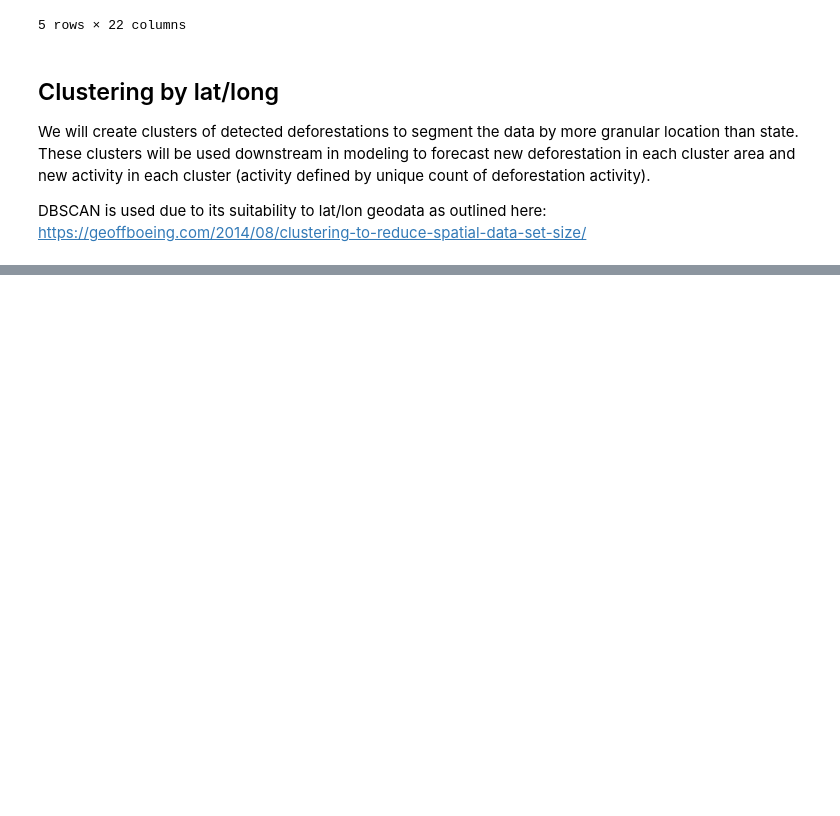
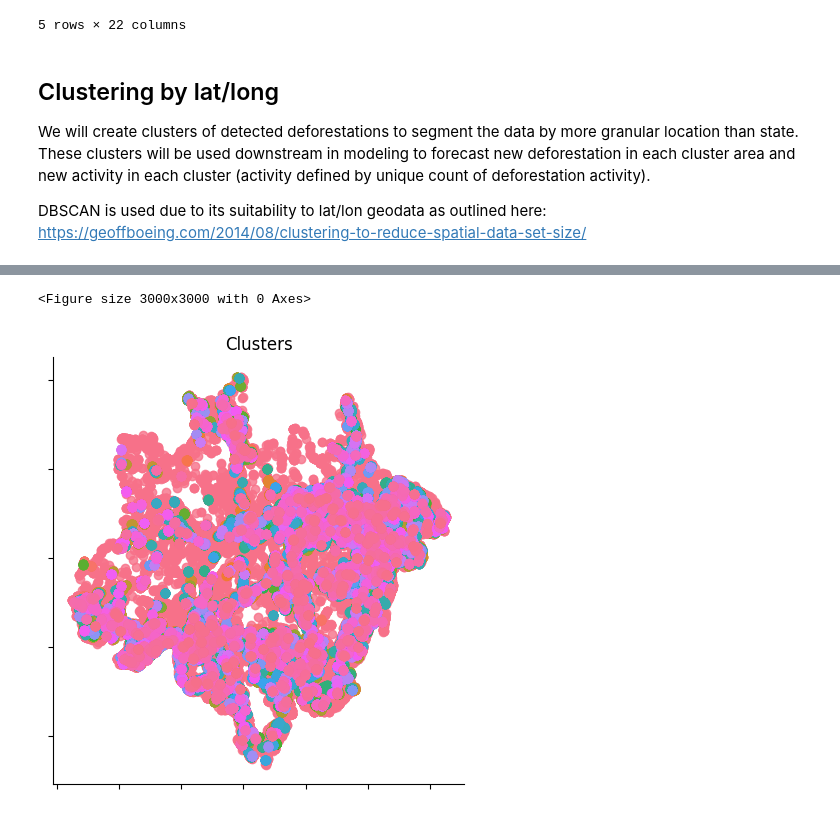
Before and after one commit to t4ai/amazon-deforestation-forecasting, a Jupyter notebook: amazon-deforestation-forecasting.ipynb, the cells around one changed output, grey strips where cells are left out. Cells and saved outputs as stored; diff of their text form; code cells hidden in the pictures; blank space fills up the shorter version.

Commit message:
clustering implemented

```diff
--- a/amazon-deforestation-forecasting.ipynb
+++ b/amazon-deforestation-forecasting.ipynb
@@ -525,0 +540,3 @@ dtype: int64
+# %%
+# drop samples with null lat/long
+yearly_deforestation_merged = yearly_deforestation_merged.dropna()
@@ -527,6 +547,6 @@ dtype: int64
 # setup cluster parameters and fit model
 kms_per_radian = 6371.0088
 epsilon = 1.5 / kms_per_radian
-db = DBSCAN(eps=epsilon, min_samples=1, algorithm='ball_tree', metric='haversine').fit(np.radians(coords))
+db = DBSCAN(eps=epsilon, min_samples=10, algorithm='ball_tree', metric='haversine').fit(np.radians(coords))
 cluster_labels = db.labels_
 num_clusters = len(set(cluster_labels))
@@ -535,0 +553,3 @@ DBSCAN does not accept missing values encoded as NaN natively. For supervised le
+# %%
+# merge labels into main df
+yearly_deforestation_merged['cluster'] = cluster_labels
@@ -535,0 +567,13 @@ DBSCAN does not accept missing values encoded as NaN natively. For supervised le
+# %%
+# visualize the clusters
+plt.figure(figsize=(30, 30))
+lmp = sns.lmplot( x="long", y="lat", data=yearly_deforestation_merged, fit_reg=False, hue='cluster', legend=False)
+lmp.set(xticklabels=[])  # remove the tick labels
+lmp.set(xlabel=None)
+lmp.set(yticklabels=[])  # remove the tick labels
+lmp.set(ylabel=None)
+plt.title('Clusters')
+plt.show()
+# %% [output]
+<Figure size 3000x3000 with 0 Axes>
+[figure, added]
```
Also changed, not shown: parts of 7 cells of this notebook.
